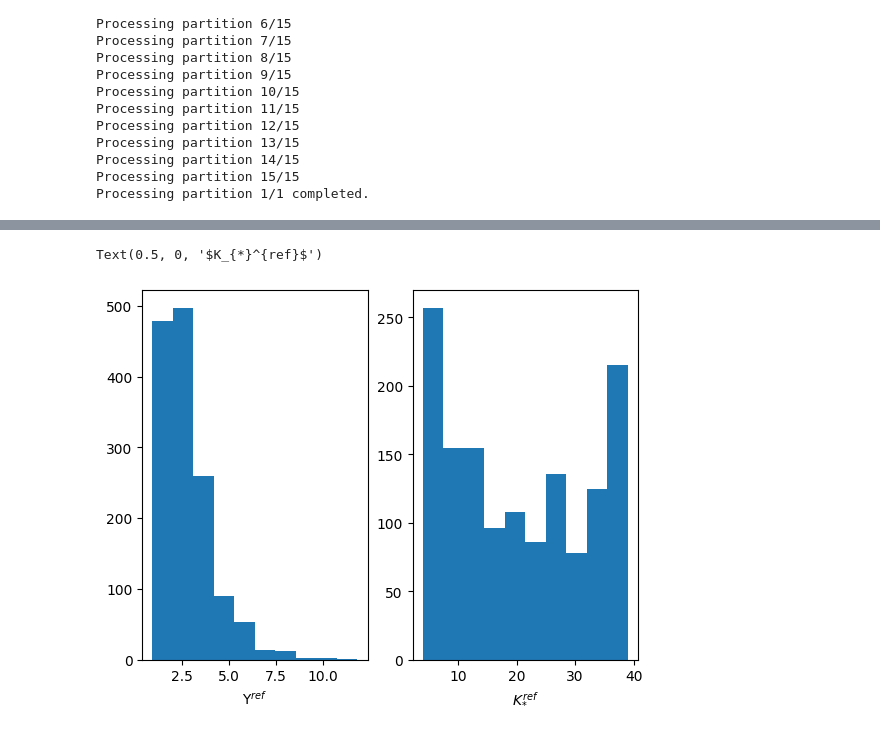
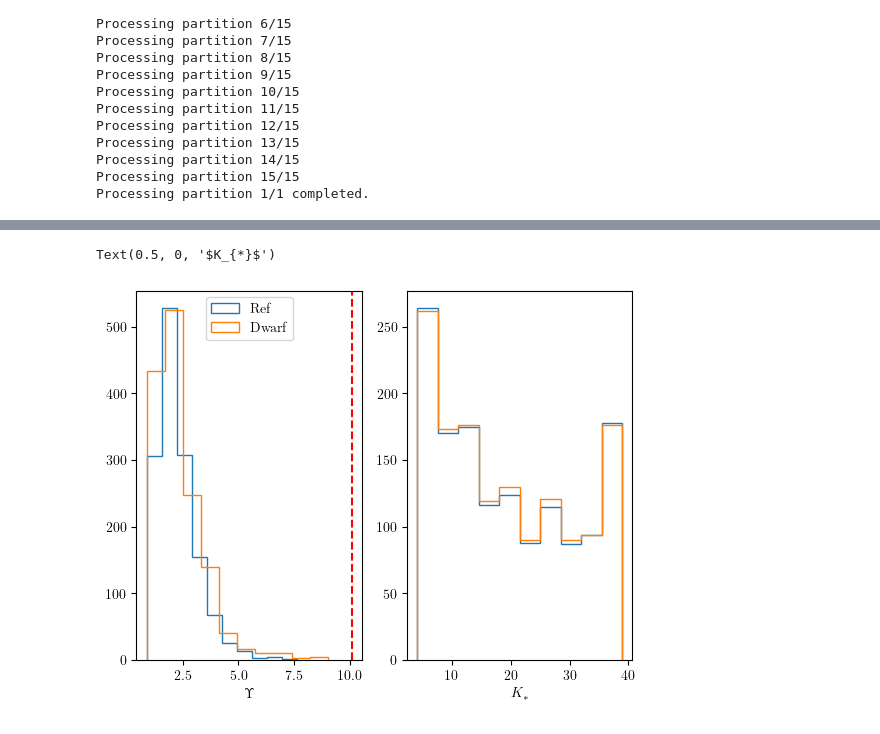
Before and after one commit to Martindelosrios/dwarf, a Jupyter notebook: codes/gaussian_example.ipynb, the cells around one changed output, grey strips where cells are left out. Saved outputs shown, nothing was run; the diff lists cells and outputs as text; code cells hidden in the pictures.

```diff
--- a/codes/gaussian_example.ipynb
+++ b/codes/gaussian_example.ipynb
@@ -89,7 +91,8 @@ len(data)
 # %%
 #apply position, proper motion, and parallax cuts
 #data_ref_cut = data
-data, x, y = demeter.mask_data(data, median_ra, median_dec, gnomonic_width, pmfield_size)
+data, x_ref, y_ref = demeter.mask_data(data, median_ra, median_dec, gnomonic_width, pmfield_size)
+ref_field = np.c_[x_ref, y_ref, data['pmra'], data['pmdec']]
 # %%
 #check masking and gnomonic projection
 #%plt.scatter(data_ref_full['ra'], data_ref_full['dec'], c='grey',alpha=0.1, s=10,marker='*')
@@ -127,8 +130,8 @@ parallax = data['parallax']
 #test pipeline for simple gaussian "mock injection"
 
 #generate mock data
-xx = normal(loc = -gnomonic_width/2, scale = gnomonic_width/20, size = 20)
-yy = normal(loc = -gnomonic_width/2, scale = gnomonic_width/20, size = 20)
+xx_dwarf = normal(loc = -gnomonic_width/2, scale = gnomonic_width/20, size = 20)
+yy_dwarf = normal(loc = -gnomonic_width/2, scale = gnomonic_width/20, size = 20)
 pmra = normal(loc = -pmfield_size/2, scale = pmfield_size/20, size = 20)
 pmdec = normal(loc = -pmfield_size/2, scale = pmfield_size/20, size = 20)
 
@@ -146,7 +149,7 @@ pmdec = normal(loc = -pmfield_size/2, scale = pmfield_size/20, size = 20)
 #%plt.show()
 
 #transform data to Ra/Dec
-ra_inj, dec_inj = demeter.from_gnomonic(xx,yy,median_ra,median_dec)
+ra_inj, dec_inj = demeter.from_gnomonic(xx_dwarf ,yy_dwarf ,median_ra,median_dec)
 #%plt.scatter(data_ref_cut['ra'],data_ref_cut['dec'],c='midnightblue',alpha=.5,marker='*',s=60)
 #%plt.scatter(ra_inj, dec_inj, c='salmon',alpha=1.,marker='*',s=60)
 #%plt.title('position (Ra/Dec)')
@@ -160,15 +163,16 @@ ra_inj, dec_inj = demeter.from_gnomonic(xx,yy,median_ra,median_dec)
 #%plt.show()
 # %%
 #inject stars into Gaia data and re-apply masking
-df = pd.DataFrame(columns=data.keys())
+dwarf = pd.DataFrame(columns=data.keys())
 for k in (data.keys()):
-    df[k] = np.ones(len(xx))
-df['pmra']  = pmra
-df['pmdec'] = pmdec
-df['ra']    = ra_inj
-df['dec']   = dec_inj
+    dwarf[k] = np.ones(len(xx_dwarf))
+dwarf['pmra']  = pmra
+dwarf['pmdec'] = pmdec
+dwarf['ra']    = ra_inj
+dwarf['dec']   = dec_inj
 
-data_dwarf = pd.concat([data, df], axis = 0)
+data_dwarf = pd.concat([data, dwarf], axis = 0)
 
-data_dwarf, x, y = demeter.mask_data(data_dwarf, median_ra, median_dec, gnomonic_width, pmfield_size)
+data_dwarf, x_dwarf, y_dwarf = demeter.mask_data(data_dwarf, median_ra, median_dec, gnomonic_width, pmfield_size)
+full_field = np.c_[x_dwarf, y_dwarf, data_dwarf['pmra'], data_dwarf['pmdec']]
 # %%
@@ -455,0 +454,4 @@ plt.scatter(data_rand_ar[:,0], data_rand_ar[:,1], marker = '.')
+# %%
+rand_ra = np.random.choice(data_dwarf['ra'], len(data_dwarf), replace = False)
+rand_dec = np.random.choice(data_dwarf['dec'], len(data_dwarf), replace = False)
+data_rand_ar = np.c_[rand_ra, rand_dec, data_dwarf['pmra'], data_dwarf['pmdec']]
@@ -524,11 +560,15 @@ Processing partition 1/1 completed.
 # %%
 fig,ax = plt.subplots(1,2)
 
-ax[0].hist(upsilon_values_no_anomaly)
-ax[0].set_xlabel('$\\Upsilon^{ref}$')
+ax[0].hist(upsilon_values_no_anomaly, label = 'Ref', histtype = 'step')
+ax[0].hist(upsilon_values_anomaly, label = 'Dwarf', histtype = 'step')
+ax[0].axvline(x = critical_upsilon_threshold, c = 'red', ls  = '--')
+ax[0].set_xlabel('$\\Upsilon$')
+ax[0].legend()
 
-ax[1].hist(kstar_values_no_anomaly)
-ax[1].set_xlabel('$K_{*}^{ref}$')
+ax[1].hist(kstar_values_no_anomaly, histtype = 'step')
+ax[1].hist(kstar_values_anomaly, histtype = 'step')
+ax[1].set_xlabel('$K_{*}$')
 # %% [output]
-Text(0.5, 0, '$K_{*}^{ref}$')
+Text(0.5, 0, '$K_{*}$')
-[figure, old version]
+[figure, new version]
```
Also changed, not shown: parts of 30 cells of this notebook.
